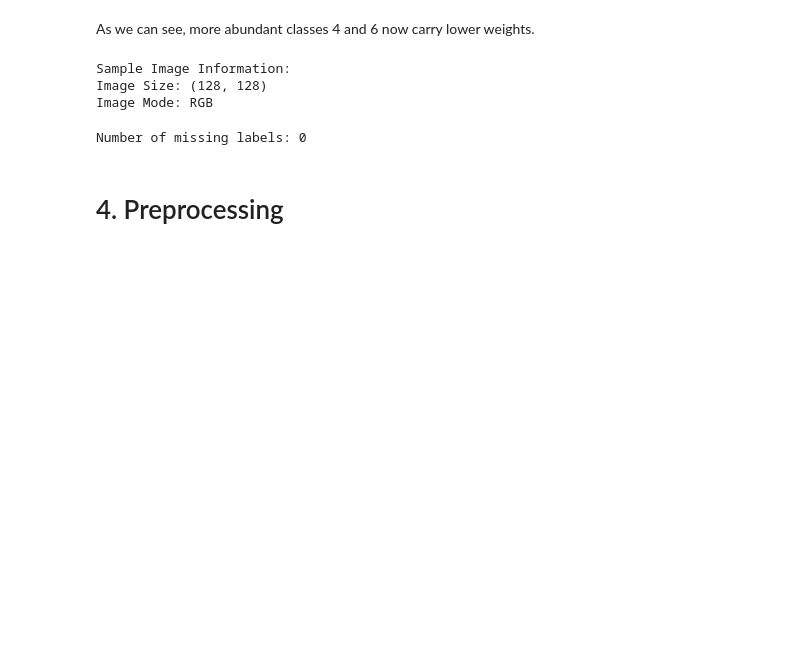
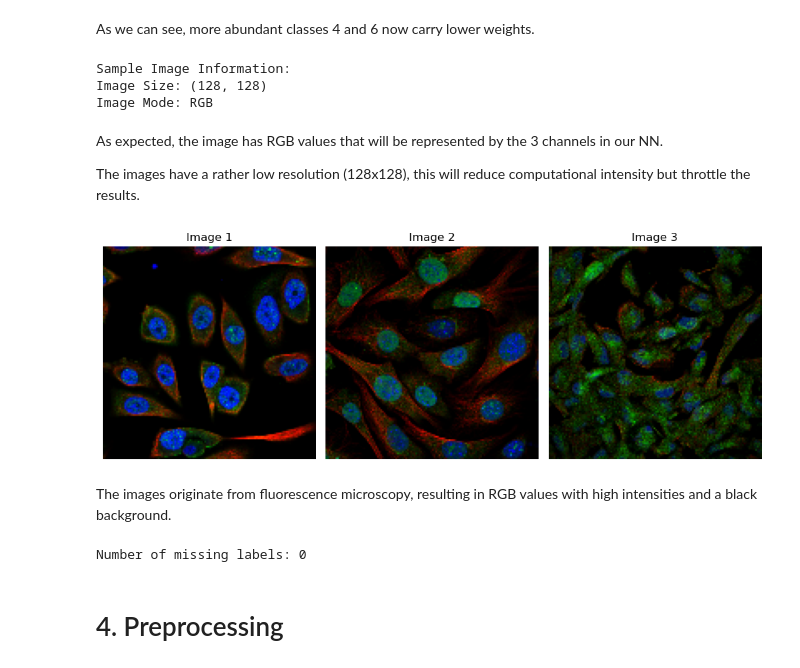
Before and after one commit to mxvp/organelle-image-classification, a Jupyter notebook: organelle_image_classification.ipynb, the cells around one changed output. Saved outputs shown, nothing was run; the diff lists cells and outputs as text; code cells hidden in the pictures; blank space fills up the shorter version.

```diff
--- a/organelle_image_classification.ipynb
+++ b/organelle_image_classification.ipynb
@@ -125,5 +131,40 @@ print(f"Image Mode: {sample_image.mode}")
 Sample Image Information:
 Image Size: (128, 128)
 Image Mode: RGB
+# %% [markdown]
+As expected, the image has RGB values that will be represented by the 3 channels in our NN.
+
+The images have a rather low resolution (128x128), this will reduce computational intensity but throttle the results.
+# %%
+# Preview (enlarged) images
+sample_image2 = Image.open("./train/1.png")
+sample_image3 = Image.open("./train/3.png")
+
+sample_image.resize((256, 256))
+sample_image2.resize((256, 256))
+sample_image3.resize((256, 256))
+
+plt.figure(figsize=(10, 4))
+plt.subplot(1, 3, 1)
+plt.imshow(sample_image)
+plt.title("Image 1")
+plt.axis("off")
+
+plt.subplot(1, 3, 2)
+plt.imshow(sample_image2)
+plt.title("Image 2")
+plt.axis("off")
+
+plt.subplot(1, 3, 3)
+plt.imshow(sample_image3)
+plt.title("Image 3")
+plt.axis("off")
+
+plt.tight_layout()
+plt.show()
+# %% [output]
+[figure, added]
+# %% [markdown]
+The images originate from fluorescence microscopy, resulting in RGB values with high intensities and a black background.
 # %%
 # Check for missing values in the dataset
```
Also changed, not shown: parts of 60 cells of this notebook.
